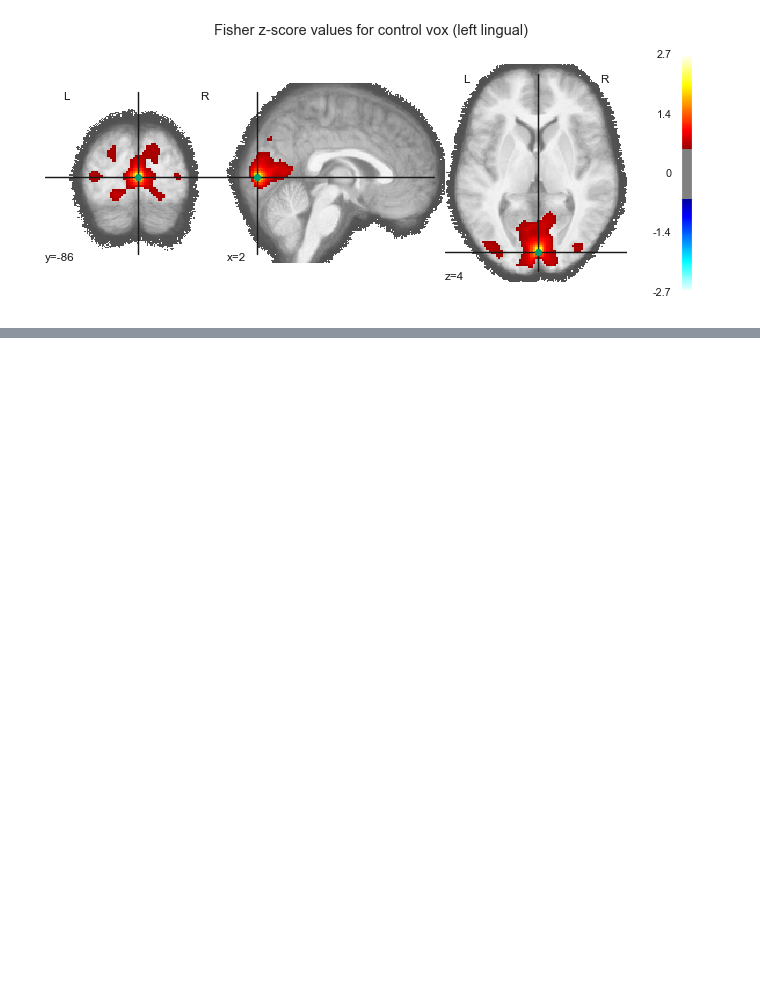
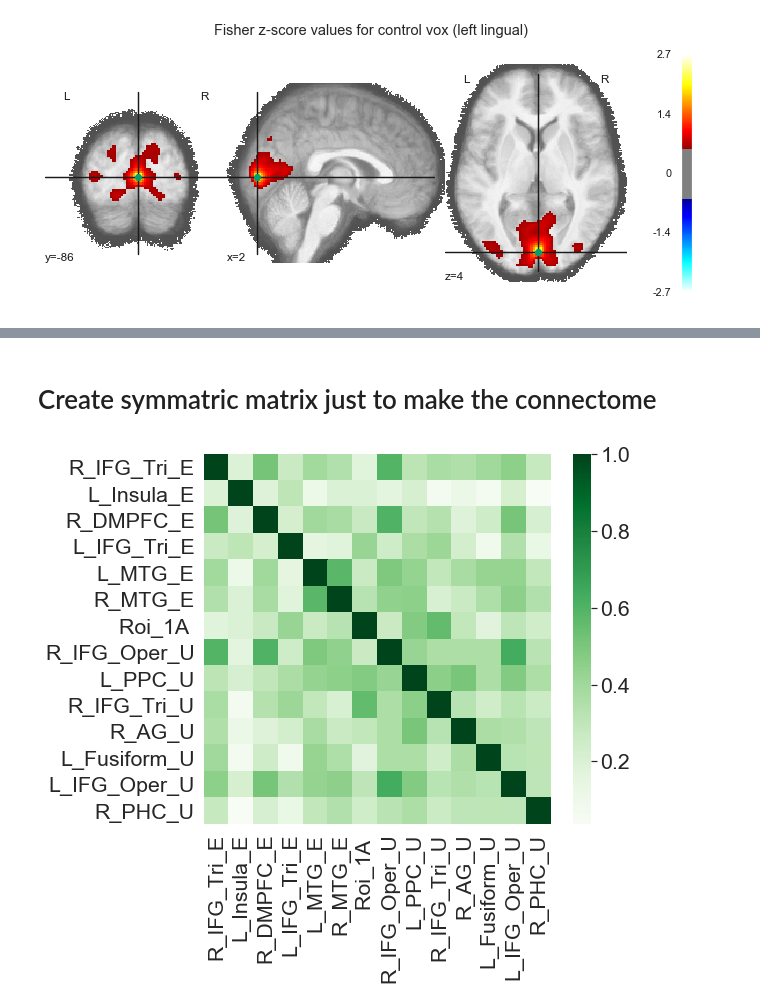
Before and after one commit to tomov/VGDL-fMRI-Python-Data-Analysis, a Jupyter notebook: Multivariate_analyses_Daphne/Functional_connectivity_within.ipynb, the cells around one changed output, grey strips where cells are left out. Cells and saved outputs as stored; diff of their text form; code cells hidden in the pictures; blank space fills up the shorter version.

```diff
--- a/Multivariate_analyses_Daphne/Functional_connectivity_within.ipynb
+++ b/Multivariate_analyses_Daphne/Functional_connectivity_within.ipynb
@@ -155,0 +165,26 @@ The coordinates correspond to voxel: 102081.
+# %%
+# get the voxel indices for the theory encoding and theory updating regions
+encoding_voxels = []
+updating_voxels = []
+
+# ENCODING ROIs
+for key, value in encoding_roi_dict.items():
+
+    coords_mni = value
+    print(coords_mni)
+
+    coords_natv = apply_affine(aff=inv_affine, pts=coords_mni) # from mni2cor
+    vox_num = utils.get_vox_from_coords(coords_mat, coords_natv) # corresponding voxel
+
+    encoding_voxels.append(vox_num)
+
+# UPDATING ROIs
+for key, value in updating_roi_dict.items():
+
+    coords_mni = value
+    print(coords_mni)
+
+    coords_natv = apply_affine(aff=inv_affine, pts=coords_mni) # from mni2cor
+    vox_num = utils.get_vox_from_coords(coords_mat, coords_natv) # corresponding voxel
+
+    updating_voxels.append(vox_num)
@@ -455,0 +575,22 @@ roi_voxel_indices
+# %% [markdown]
+# Create symmatric matrix just to make the connectome
+# %%
+all_roi_voxels = encoding_voxels + updating_voxels
+all_roi_time_series = R[:, all_roi_voxels]
+
+df = pd.DataFrame(all_roi_time_series) # convert to df
+sym_corr_matrix = df.corr('pearson') # correlate all cols
+
+f, ax = plt.subplots(1,1, figsize = (8, 7), dpi=70)
+
+# Select upper triangle of correlation matrix
+#upper = corr_matrix.where(np.triu(np.ones(corr_matrix.shape), k=1).astype(np.bool))
+
+sns.heatmap(sym_corr_matrix,
+            cmap='Greens',
+            xticklabels=EU_dict.keys(),
+            yticklabels=EU_dict.keys(),
+            axes=ax
+            );
+# %% [output]
+[figure, added]
```
Also changed, not shown: parts of 40 cells of this notebook, 3 other files.
